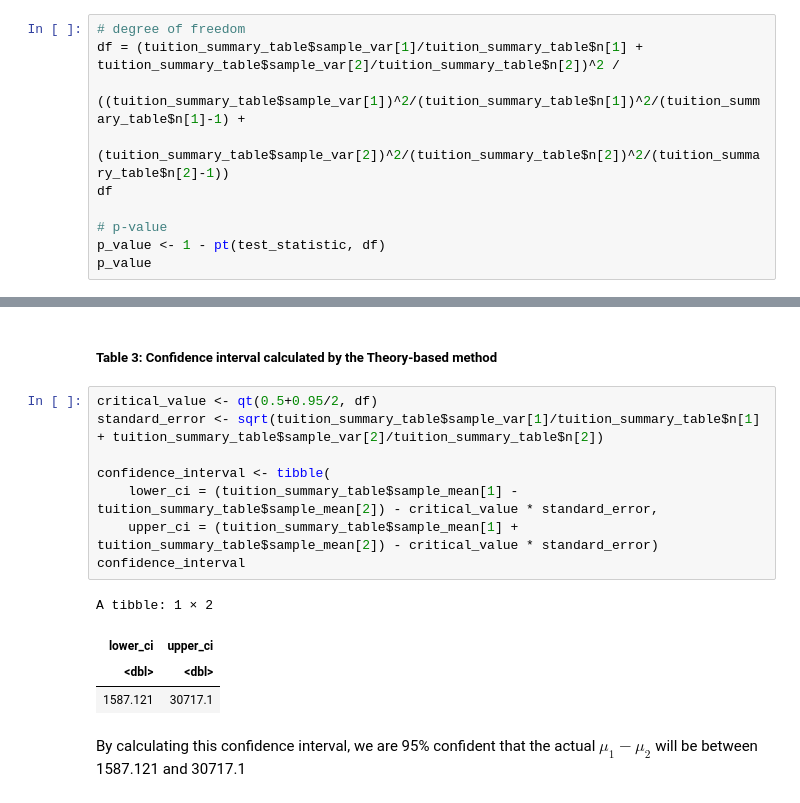
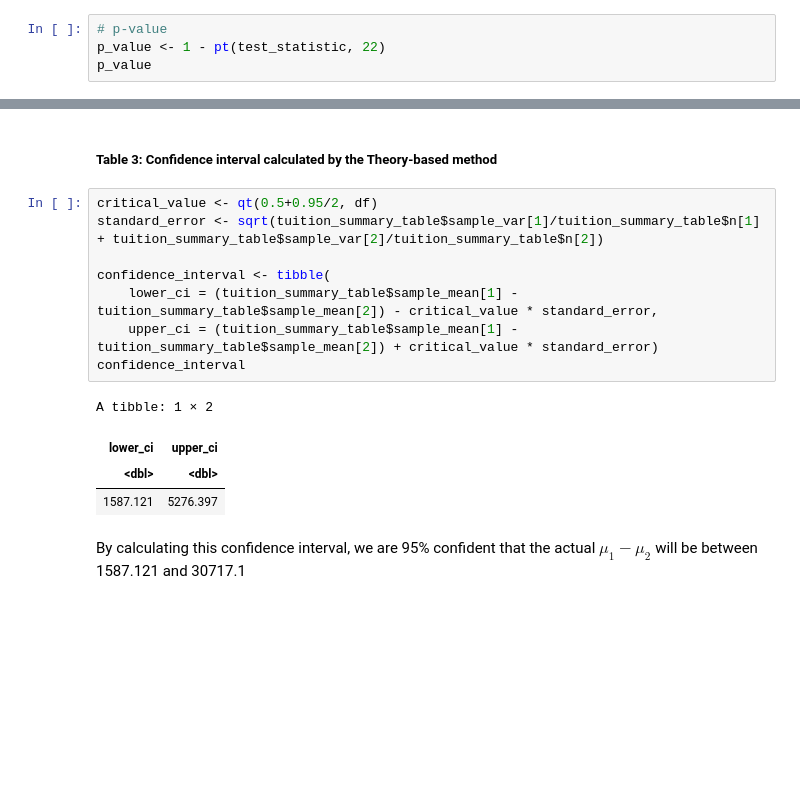
Before and after one commit to Jitao-Z/Difference_between_the_average_tuition_cost_in_Republican_and_Democrat_states, a Jupyter notebook: Final_report.ipynb, the cells around one changed output, grey strips where cells are left out. Saved outputs shown, nothing was run; the diff lists cells and outputs as text; blank space fills up the shorter version.

```diff
--- a/Final_report.ipynb
+++ b/Final_report.ipynb
@@ -213,13 +213,7 @@ test_statistic
 # %% [markdown]
 Next, we can obtain the p-value for this hypothesis test under the consumption that $H_0$ is true
 # %%
-# degree of freedom
-df = (tuition_summary_table$sample_var[1]/tuition_summary_table$n[1] + tuition_summary_table$sample_var[2]/tuition_summary_table$n[2])^2 /
-     ((tuition_summary_table$sample_var[1])^2/(tuition_summary_table$n[1])^2/(tuition_summary_table$n[1]-1) +
-     (tuition_summary_table$sample_var[2])^2/(tuition_summary_table$n[2])^2/(tuition_summary_table$n[2]-1))
-df
-
 # p-value
-p_value <- 1 - pt(test_statistic, df)
+p_value <- 1 - pt(test_statistic, 22)
 p_value
 # %% [output]
@@ -235,16 +228,16 @@ This also obeys our initial guess: it is much more expensive to attend school in
 # %%
 critical_value <- qt(0.5+0.95/2, df)
 standard_error <- sqrt(tuition_summary_table$sample_var[1]/tuition_summary_table$n[1] + tuition_summary_table$sample_var[2]/tuition_summary_table$n[2])
 
 confidence_interval <- tibble(
     lower_ci = (tuition_summary_table$sample_mean[1] - tuition_summary_table$sample_mean[2]) - critical_value * standard_error,
-    upper_ci = (tuition_summary_table$sample_mean[1] + tuition_summary_table$sample_mean[2]) - critical_value * standard_error)
+    upper_ci = (tuition_summary_table$sample_mean[1] - tuition_summary_table$sample_mean[2]) + critical_value * standard_error)
 confidence_interval
 # %% [output]
 A tibble: 1 × 2
 | lower_ci | upper_ci |
 | <dbl> | <dbl> |
-| 1587.121 | 30717.1 |
+| 1587.121 | 5276.397 |
 # %% [markdown]
 By calculating this confidence interval, we are 95% confident that the actual $\mu_1 - \mu_2$ will be between 1587.121 and 30717.1
 # %% [markdown]
```
Also changed, not shown: parts of 3 cells of this notebook.
